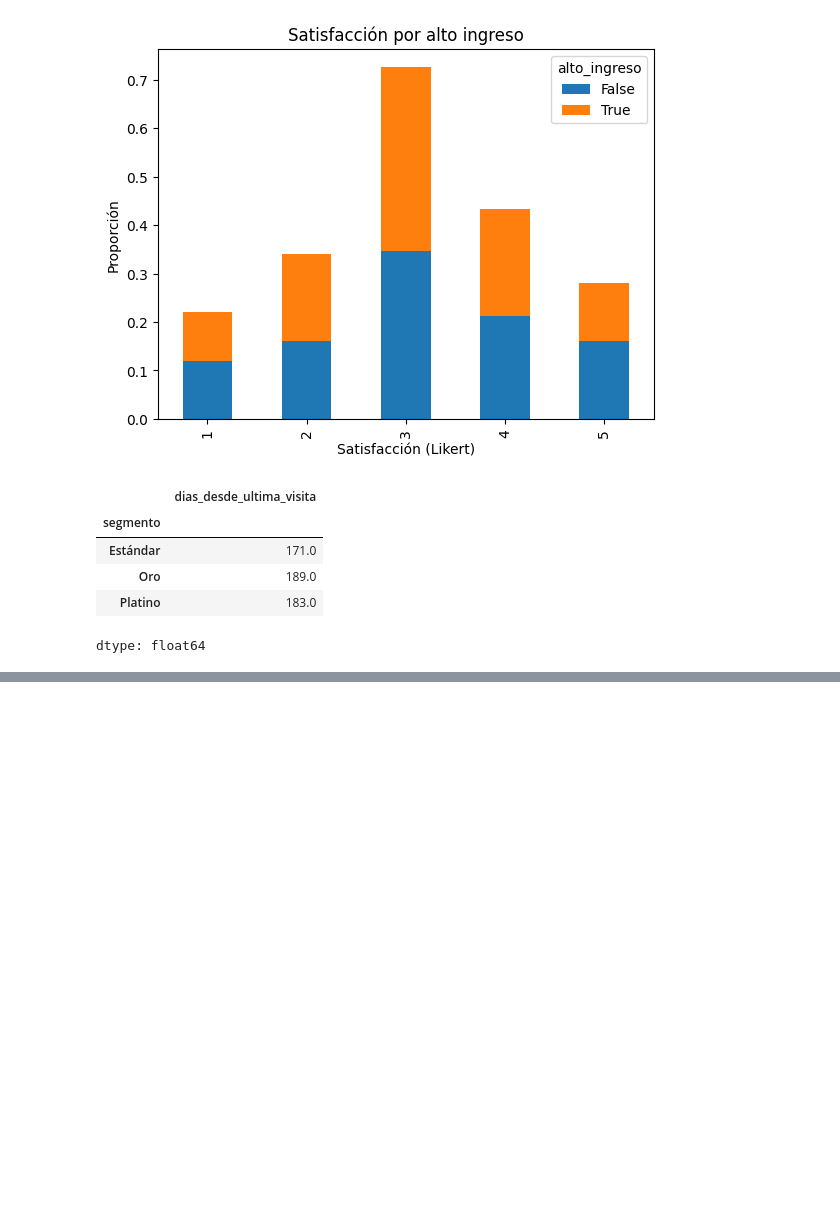
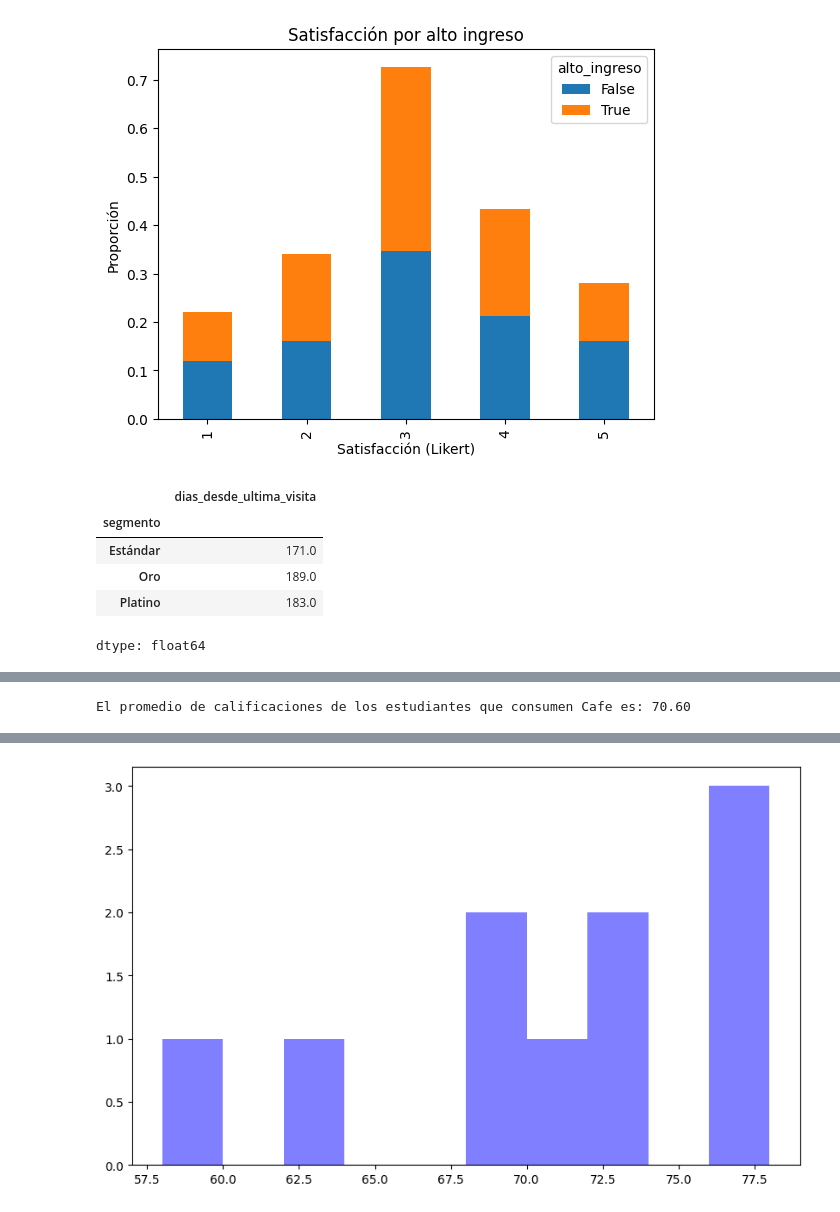
Before and after one commit to JoseLLoredoHdz/mineria, a Jupyter notebook: MineriaDeDatos2.ipynb, the cells around one changed output, grey strips where cells are left out. Cells and saved outputs as stored; diff of their text form; code cells hidden in the pictures; blank space fills up the shorter version.

```diff
--- a/MineriaDeDatos2.ipynb
+++ b/MineriaDeDatos2.ipynb
@@ -460,0 +544,4 @@ dtype: float64
+# %%
+# promedio estudiantes que consumen agua
+calificaciones_agua = df_students[df_students['Grupo'] == 'Agua']['Calificaciones']
+calificaciones_agua
@@ -460,0 +582,11 @@ dtype: float64
+# %%
+print(f"El promedio de calificaciones de los estudiantes que consumen Cafe es: {calificaciones_cafe.mean():.2f}")
+# %% [output]
+El promedio de calificaciones de los estudiantes que consumen Cafe es: 70.60
+# %%
+#grafico histograma de agua vs cafe
+import matplotlib.pyplot as plt
+plt.figure(figsize=(10, 6))
+plt.hist(calificaciones_agua, bins=10, alpha=0.5, label='Agua', color='blue')
+plt
+# %% [output]
@@ -460,0 +594 @@ dtype: float64
+[figure, added]
```
Also changed, not shown: parts of 8 cells of this notebook.
